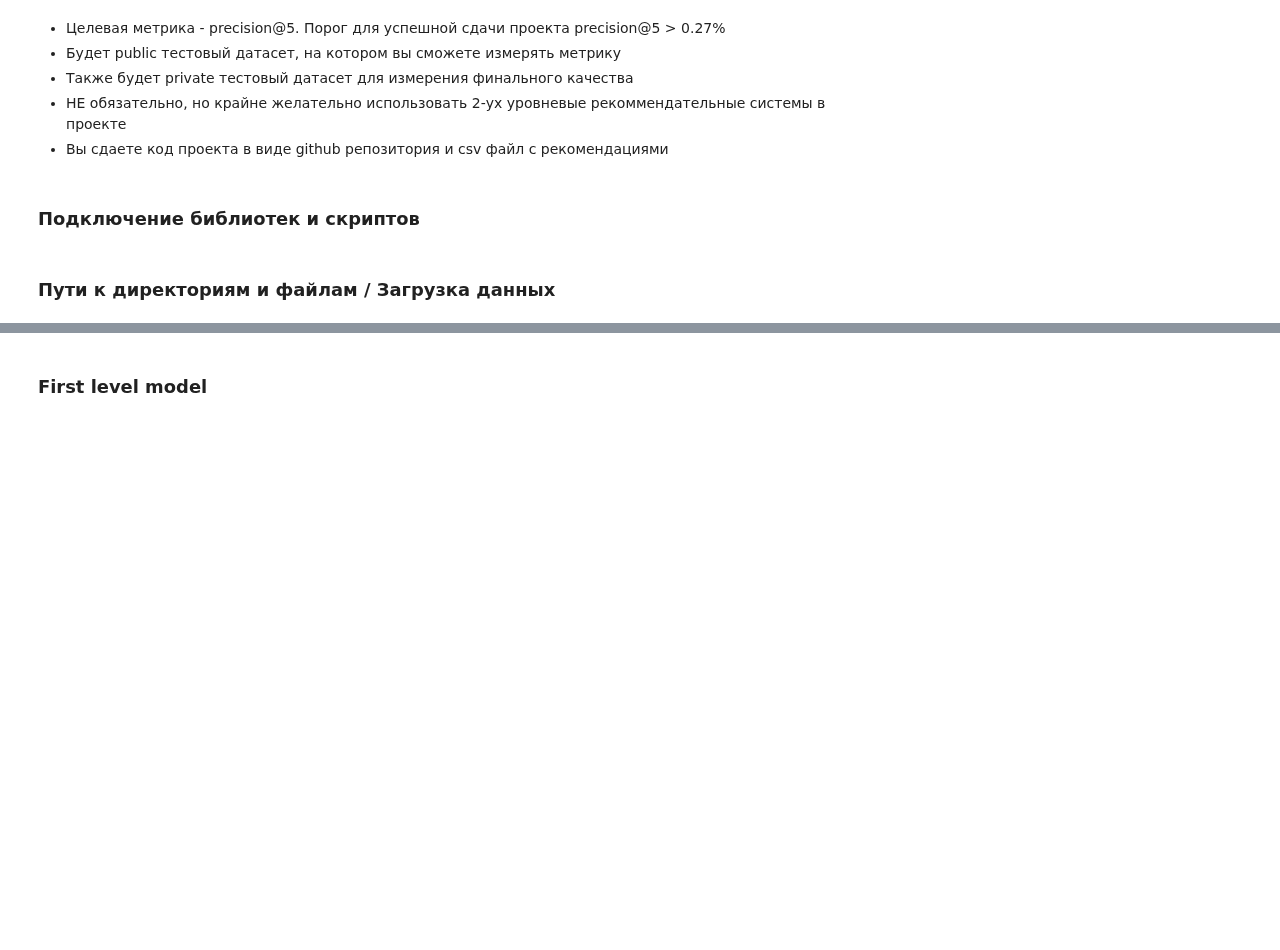
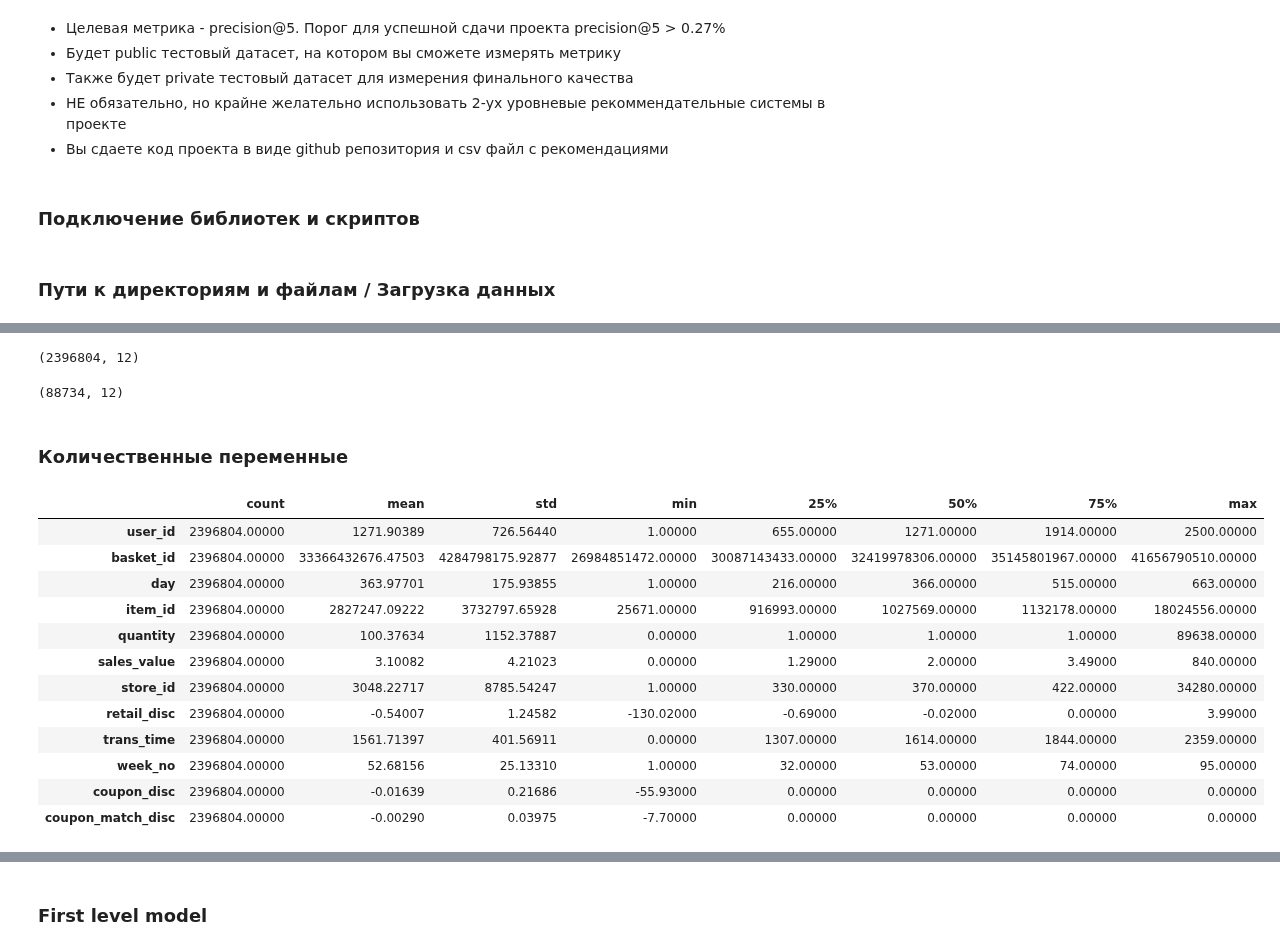
Before and after one commit to Miillya/Geekbrains, a Jupyter notebook: Рекомендательные системы/final_project/final_project.ipynb, the cells around one changed output, grey strips where cells are left out. Cells and saved outputs as stored; diff of their text form; code cells hidden in the pictures; blank space fills up the shorter version.

```diff
--- a/Рекомендательные системы/final_project/final_project.ipynb
+++ b/Рекомендательные системы/final_project/final_project.ipynb
@@ -56,0 +133,26 @@ user_features = pd.read_csv('data/hh_demographic.csv')
+# %%
+print(train_df.shape)
+# %% [output]
+(2396804, 12)
+# %%
+print(test_df.shape)
+# %% [output]
+(88734, 12)
+# %% [markdown]
+### Количественные переменные
+# %%
+train_df.describe().T
+# %% [output]
+|  | count | mean | std | min | 25% | 50% | 75% | max |
+| user_id | 2396804.00000 | 1271.90389 | 726.56440 | 1.00000 | 655.00000 | 1271.00000 | 1914.00000 | 2500.00000 |
+| basket_id | 2396804.00000 | 33366432676.47503 | 4284798175.92877 | 26984851472.00000 | 30087143433.00000 | 32419978306.00000 | 35145801967.00000 | 41656790510.00000 |
+| day | 2396804.00000 | 363.97701 | 175.93855 | 1.00000 | 216.00000 | 366.00000 | 515.00000 | 663.00000 |
+| item_id | 2396804.00000 | 2827247.09222 | 3732797.65928 | 25671.00000 | 916993.00000 | 1027569.00000 | 1132178.00000 | 18024556.00000 |
+| quantity | 2396804.00000 | 100.37634 | 1152.37887 | 0.00000 | 1.00000 | 1.00000 | 1.00000 | 89638.00000 |
+| sales_value | 2396804.00000 | 3.10082 | 4.21023 | 0.00000 | 1.29000 | 2.00000 | 3.49000 | 840.00000 |
+| store_id | 2396804.00000 | 3048.22717 | 8785.54247 | 1.00000 | 330.00000 | 370.00000 | 422.00000 | 34280.00000 |
+| retail_disc | 2396804.00000 | -0.54007 | 1.24582 | -130.02000 | -0.69000 | -0.02000 | 0.00000 | 3.99000 |
+| trans_time | 2396804.00000 | 1561.71397 | 401.56911 | 0.00000 | 1307.00000 | 1614.00000 | 1844.00000 | 2359.00000 |
+| week_no | 2396804.00000 | 52.68156 | 25.13310 | 1.00000 | 32.00000 | 53.00000 | 74.00000 | 95.00000 |
+| coupon_disc | 2396804.00000 | -0.01639 | 0.21686 | -55.93000 | 0.00000 | 0.00000 | 0.00000 | 0.00000 |
+| coupon_match_disc | 2396804.00000 | -0.00290 | 0.03975 | -7.70000 | 0.00000 | 0.00000 | 0.00000 | 0.00000 |
```
Also changed, not shown: parts of 41 cells of this notebook, 6 other files.
